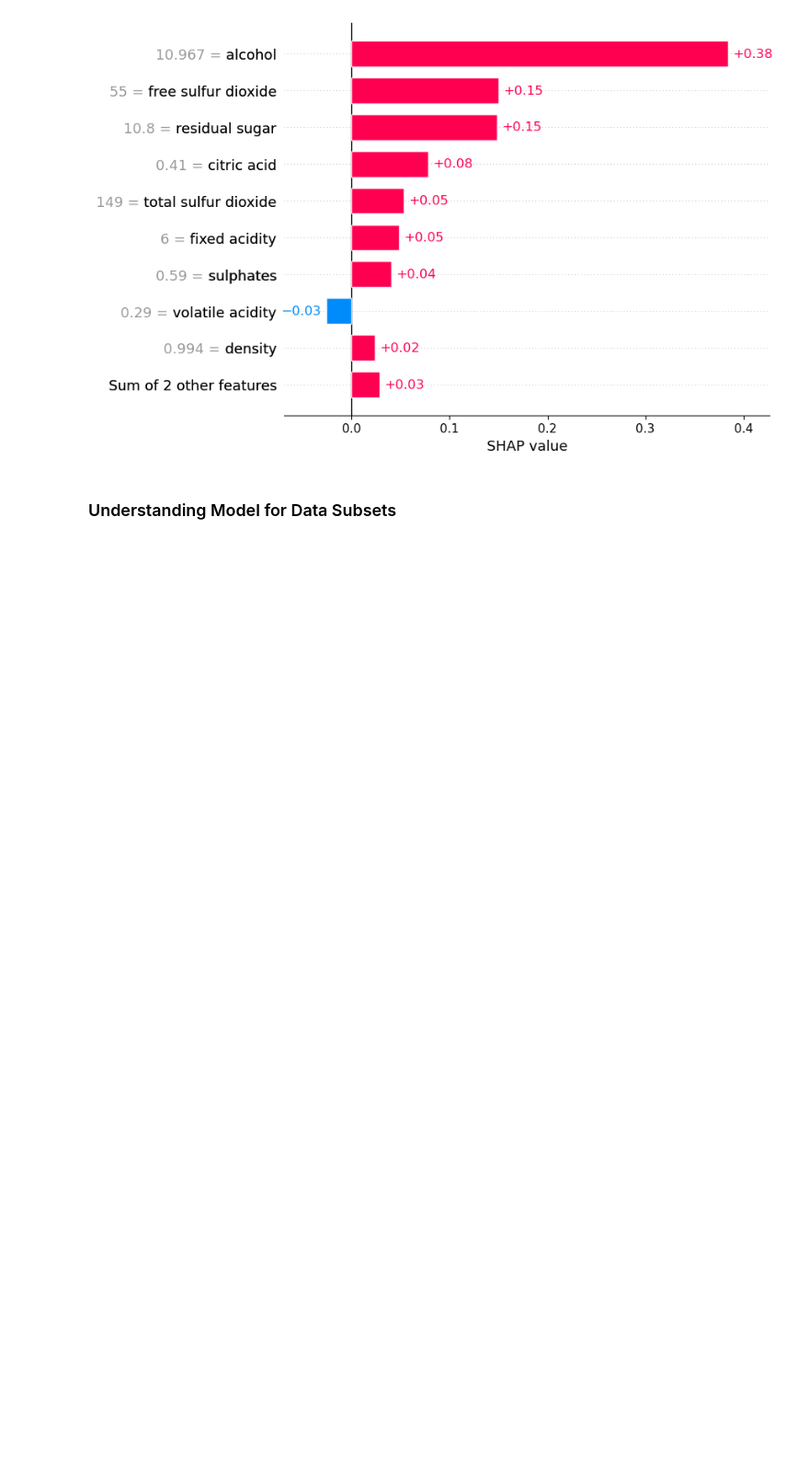
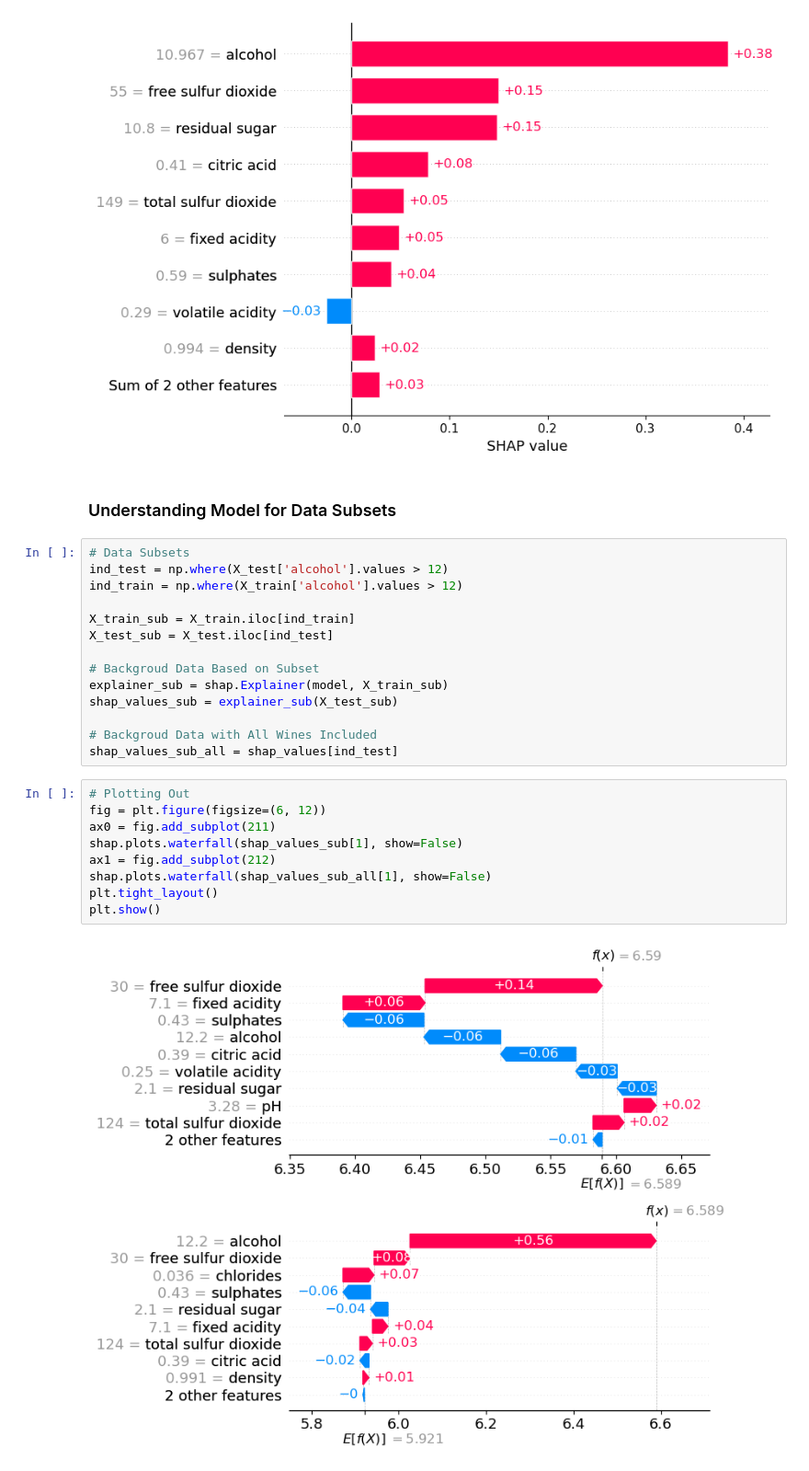
Before and after one commit to joakor89/Interpreting-ML-Models-with-SHAP, a Jupyter notebook: chap_12/RRF.ipynb, the cells around one changed output. Shown: that part at 92% size. Saved outputs shown, nothing was run; the diff lists cells and outputs as text; blank space fills up the shorter version.

Commit message:
Subsets data models

```diff
--- a/chap_12/RRF.ipynb
+++ b/chap_12/RRF.ipynb
@@ -178,3 +178,28 @@ shap.plots.bar(shap_values2[0], clustering_cutoff=0.6)
 [figure]
 # %% [markdown]
 ### Understanding Model for Data Subsets
+# %%
+# Data Subsets
+ind_test = np.where(X_test['alcohol'].values > 12)
+ind_train = np.where(X_train['alcohol'].values > 12)
+
+X_train_sub = X_train.iloc[ind_train]
+X_test_sub = X_test.iloc[ind_test]
+
+# Backgroud Data Based on Subset
+explainer_sub = shap.Explainer(model, X_train_sub)
+shap_values_sub = explainer_sub(X_test_sub)
+
+# Backgroud Data with All Wines Included
+shap_values_sub_all = shap_values[ind_test]
+# %%
+# Plotting Out
+fig = plt.figure(figsize=(6, 12))
+ax0 = fig.add_subplot(211)
+shap.plots.waterfall(shap_values_sub[1], show=False)
+ax1 = fig.add_subplot(212)
+shap.plots.waterfall(shap_values_sub_all[1], show=False)
+plt.tight_layout()
+plt.show()
+# %% [output]
+[figure, added]
```
Also changed, not shown: parts of 4 cells of this notebook.
